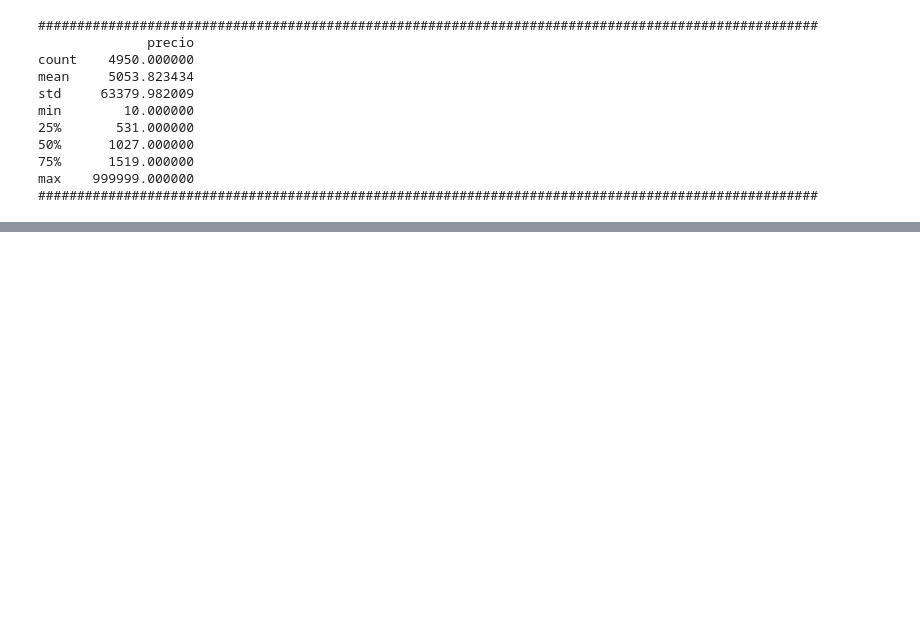
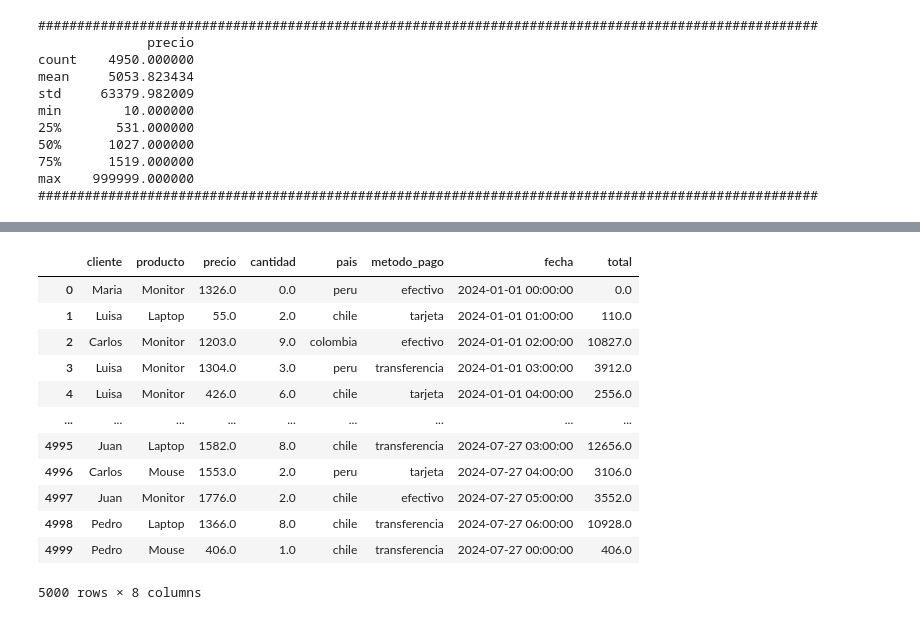
Before and after one commit to NICKMORA92/BootcampDataScienceBIT, a Jupyter notebook: Taller_Limpieza_pd&np.ipynb, the cells around one changed output, grey strips where cells are left out. Cells and saved outputs as stored; diff of their text form; code cells hidden in the pictures; blank space fills up the shorter version.

```diff
--- a/Taller_Limpieza_pd&np.ipynb
+++ b/Taller_Limpieza_pd&np.ipynb
@@ -151,0 +151,7 @@ Debes responder:
+# %%
+#Estandarizar tipos de datos
+data['fecha'] = pd.to_datetime(data['fecha'], errors='coerce')
+data['cantidad'] = pd.to_numeric(data['cantidad'], errors='coerce')
+
+# Verificar los tipos de datos después de la conversión
+print(data.dtypes)
@@ -151,0 +167,8 @@ Debes responder:
+# %%
+# Manejo de nulos
+data['cantidad'] = data['cantidad'].fillna(0)
+data['precio'] = data['precio'].fillna(0)
+
+print(data.isnull().sum())
+
+display(data)
@@ -151,0 +197,19 @@ Debes responder:
+# %%
+#Estandarizar de columnas de texto
+print("#"*100)
+print(data['cliente'].unique())
+print(data['producto'].unique())
+print(data['pais'].unique())
+print(data['metodo_pago'].unique())
+
+print("#"*100)
+
+data['metodo_pago'] = data['metodo_pago'].str.lower().str.strip()
+print(data['metodo_pago'].unique())
+
+data['pais'] = data['pais'].str.lower().str.strip()
+print(data['pais'].unique())
+
+#ajustar Col y perú
+data['pais'] = data['pais'].replace({'col': 'colombia', 'perú': 'peru'})
+print(data['pais'].unique())
@@ -151,0 +234,5 @@ Debes responder:
+# %%
+#normalizar precios = a 9999 con la media de precios
+data['precio'] = data['precio'].replace(999999, data['precio'].mean())
+data['precio'] = data['precio'].round(2)
+data.describe()
@@ -151,0 +300,19 @@ Debes responder:
+# %%
+#nueva columna total
+data['total'] = data['precio'] * data['cantidad']
+data['total'] = data['total'].round(2)
+display(data)
+# %% [output]
+|  | cliente | producto | precio | cantidad | pais | metodo_pago | fecha | total |
+| 0 | Maria | Monitor | 1326.0 | 0.0 | peru | efectivo | 2024-01-01 00:00:00 | 0.0 |
+| 1 | Luisa | Laptop | 55.0 | 2.0 | chile | tarjeta | 2024-01-01 01:00:00 | 110.0 |
+| 2 | Carlos | Monitor | 1203.0 | 9.0 | colombia | efectivo | 2024-01-01 02:00:00 | 10827.0 |
+| 3 | Luisa | Monitor | 1304.0 | 3.0 | peru | transferencia | 2024-01-01 03:00:00 | 3912.0 |
+| 4 | Luisa | Monitor | 426.0 | 6.0 | chile | tarjeta | 2024-01-01 04:00:00 | 2556.0 |
+| ... | ... | ... | ... | ... | ... | ... | ... | ... |
+| 4995 | Juan | Laptop | 1582.0 | 8.0 | chile | transferencia | 2024-07-27 03:00:00 | 12656.0 |
+| 4996 | Carlos | Mouse | 1553.0 | 2.0 | peru | tarjeta | 2024-07-27 04:00:00 | 3106.0 |
+| 4997 | Juan | Monitor | 1776.0 | 2.0 | chile | efectivo | 2024-07-27 05:00:00 | 3552.0 |
+| 4998 | Pedro | Laptop | 1366.0 | 8.0 | chile | transferencia | 2024-07-27 06:00:00 | 10928.0 |
+| 4999 | Pedro | Mouse | 406.0 | 1.0 | chile | transferencia | 2024-07-27 00:00:00 | 406.0 |
+5000 rows × 8 columns
```
Also changed, not shown: parts of 17 cells of this notebook.
